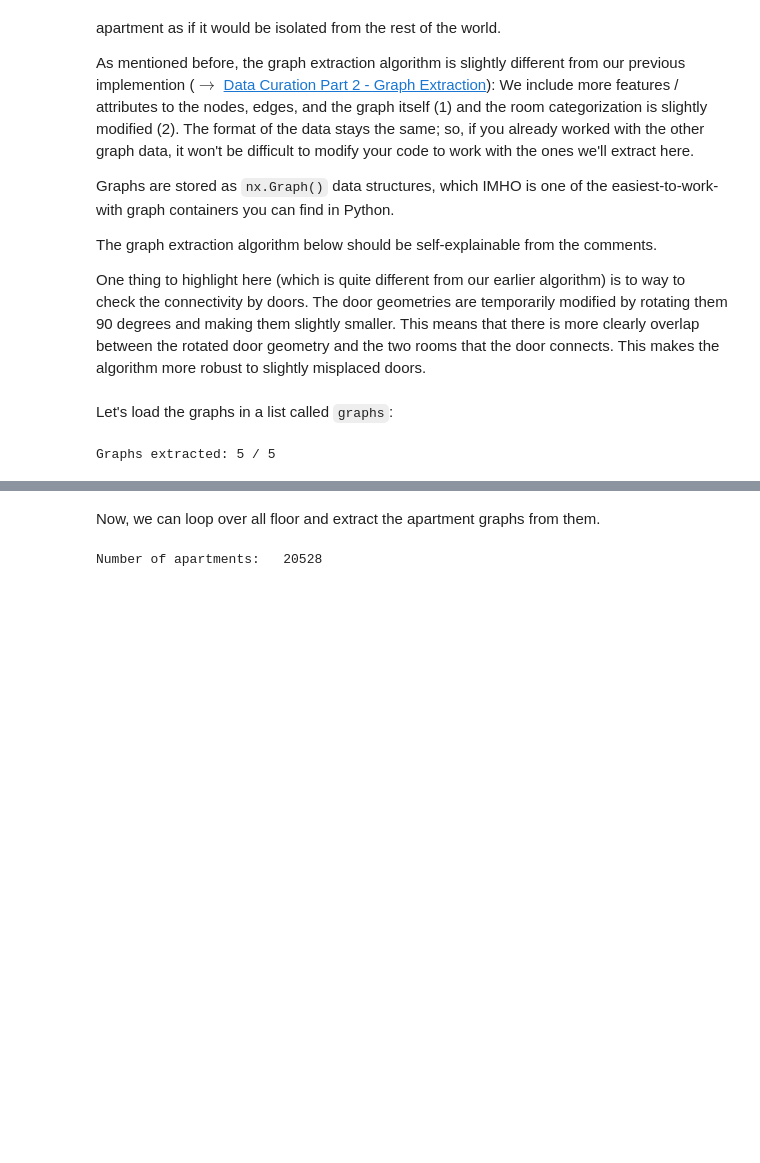
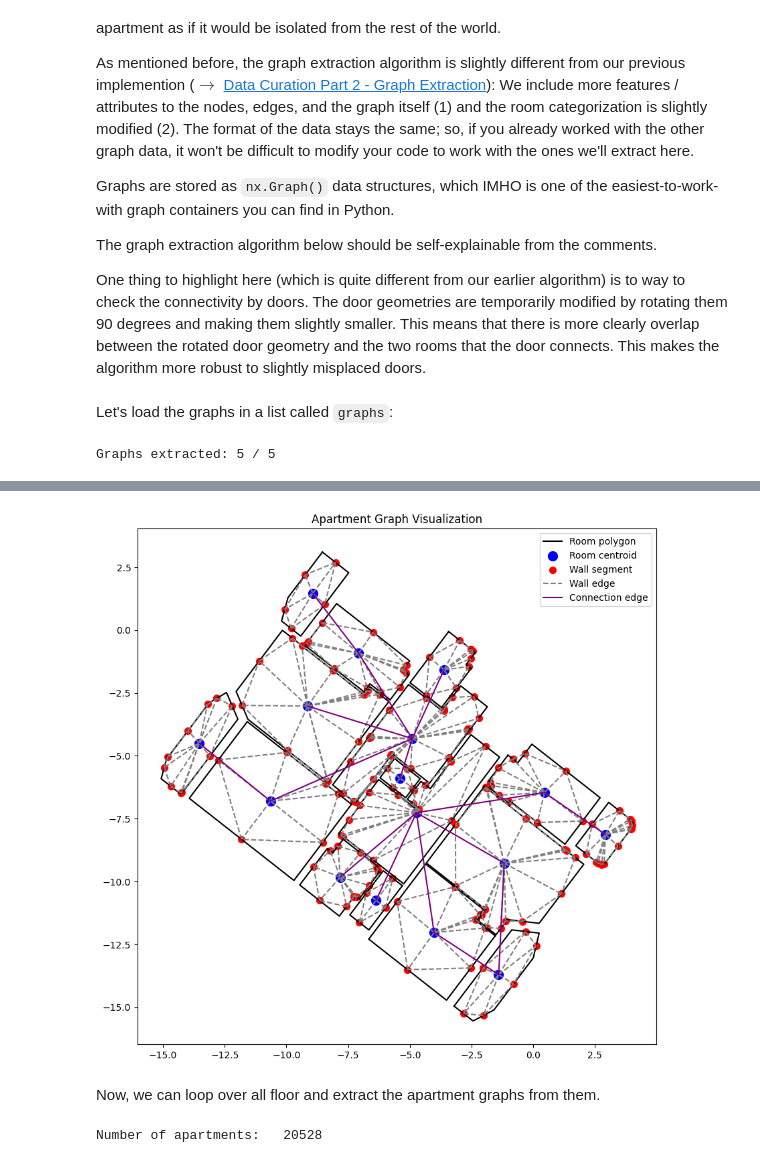
Before and after one commit to snt-arg/msd, a Jupyter notebook: NB - Data Curation 2.1 - Graph Extraction Apartment Level.ipynb, the cells around one changed output, grey strips where cells are left out. Cells and saved outputs as stored; diff of their text form; code cells hidden in the pictures; blank space fills up the shorter version.

Commit message:
refactor plot_room_graph to plot multiple graphs with enhanced visualization options

```diff
--- a/NB - Data Curation 2.1 - Graph Extraction Apartment Level.ipynb
+++ b/NB - Data Curation 2.1 - Graph Extraction Apartment Level.ipynb
@@ -544,3 +531,101 @@ pl.plot_room_graph(floor_DF, graphs[0])
+# %%
+def plot_a_graph(graphs_list, viz_rooms=True, viz_walls=True, viz_openings=False, viz_room_connection=True, viz_normals=False):
+    """
+    Visualizes geometries, wall segments, and graph edges for multiple apartments in 2D.
+
+    Parameters:
+    graphs_list (list of networkx.Graph): List of graphs with nodes ('type', 'center', 'normal') and edges for the apartments.
+    viz_normals (bool): If True, plots wall segment normals.
+    viz_rooms (bool): If True, displays room polygons.
+    viz_walls (bool): If True, displays wall segments.
+    viz_openings (bool): If True, displays openings (doors and windows).
+    viz_wall_edges (bool): If True, displays edges between wall segments.
+    viz_connection_edges (bool): If True, displays edges connecting rooms via openings.
+
+    """
+    _, ax = plt.subplots(1, 1, figsize=(10, 10))
+    legend_added = False  # Flag to ensure the legend is added only once
+    normal_added = False  # Flag to ensure the "Normal" label is added only once
+
+    for graphs in graphs_list:
+        # Visualize room polygons
+        if viz_rooms:
+            room_nodes = [n for n, d in graphs.nodes(data=True) if d['type'] == 'room']
+            for idx, room_node in enumerate(room_nodes):
+                room_data = graphs.nodes[room_node]
+                room_polygon = Polygon(room_data['polygon'])
+                x, y = room_polygon.exterior.xy
+                ax.plot(x, y, color='black', label='Room polygon' if not legend_added and idx == 0 else "")
+
+            # Draw room centroids
+            for idx, room_node in enumerate(room_nodes):
+                room_data = graphs.nodes[room_node]
+                ax.scatter(room_data['center'][0], room_data['center'][1], color='blue', s=100, label='Room centroid' if not legend_added and idx == 0 else "")
+
+        # Visualize wall segments
+        if viz_walls:
+            wall_nodes = [n for n, d in graphs.nodes(data=True) if d['type'] == 'ws']
+            for idx, wn in enumerate(wall_nodes):
+                wall_data = graphs.nodes[wn]
+                ax.scatter(wall_data['center'][0], wall_data['center'][1], color='red', s=50, label='Wall segment' if not legend_added and idx == 0 else "")
+                if viz_normals:
+                    ax.arrow(wall_data['center'][0], wall_data['center'][1],
+                             wall_data['normal'][0], wall_data['normal'][1],
+                             head_width=0.1, head_length=0.1, fc='green', ec='green', label='Normal' if not normal_added else "")
+                    normal_added = True
+
+        # Visualize openings
+        if viz_openings:
+            opening_nodes = [n for n, d in graphs.nodes(data=True) if 'door' in d['type'] or 'window' in d['type']]
+            for idx, on in enumerate(opening_nodes):
+                opening_data = graphs.nodes[on]
+                ax.scatter(opening_data['center'][0], opening_data['center'][1], color='orange', s=50, label='Opening' if not legend_added and idx == 0 else "")
+                if viz_normals:
+                    ax.arrow(opening_data['center'][0], opening_data['center'][1],
+                             opening_data['normal'][0], opening_data['normal'][1],
+                             head_width=0.1, head_length=0.1, fc='green', ec='green', label='Normal' if not normal_added else "")
+                    normal_added = True
+
+        # Visualize wall edges
+        if viz_walls:
+            wall_edges = [(u, v) for u, v, d in graphs.edges(data=True) if 'ws' in d['type']]
+            for idx, edge in enumerate(wall_edges):
+                start_node = graphs.nodes[edge[0]]
+                end_node = graphs.nodes[edge[1]]
+                ax.plot([start_node['center'][0], end_node['center'][0]],
+                    [start_node['center'][1], end_node['center'][1]],
+                    color='gray', linestyle='--', label='Wall edge' if not legend_added and idx == 0 else "")
+
+        #vizualize opening edges
+        if viz_openings:
+            wall_edges = [(u, v) for u, v, d in graphs.edges(data=True)  if 'door' in d['type'] or 'window' in d['type']]
+            for idx, edge in enumerate(wall_edges):
+                start_node = graphs.nodes[edge[0]]
+                end_node = graphs.nodes[edge[1]]
+                ax.plot([start_node['center'][0], end_node['center'][0]],
+                    [start_node['center'][1], end_node['center'][1]],
+                    color='blue', linestyle='--', label='Opening edge' if not legend_added and idx == 0 else "")
+
+        # Visualize connection edges
+        if viz_room_connection:
+            connection_edges = [(u, v) for u, v, d in graphs.edges(data=True) if 'connected' in d['type']]
+            for idx, edge in enumerate(connection_edges):
+                start_node = graphs.nodes[edge[0]]
+                end_node = graphs.nodes[edge[1]]
+                ax.plot([start_node['center'][0], end_node['center'][0]],
+                        [start_node['center'][1], end_node['center'][1]],
+                        color='purple', linestyle='-', label='Connection edge' if not legend_added and idx == 0 else "")
+
+        legend_added = True  # Set the flag to True after processing the first graph
+
+    plt.title("Apartment Graph Visualization")
+    plt.legend()
+    plt.show()
+
+plot_graphs = [graphs[0], graphs[1]]
+plot_a_graph(plot_graphs)
+# %% [output]
+[figure, added]
 # %% [markdown]
 Now, we can loop over all floor and extract the apartment graphs from them.
 # %%
```
Also changed, not shown: parts of 3 cells of this notebook, 1 other file.
